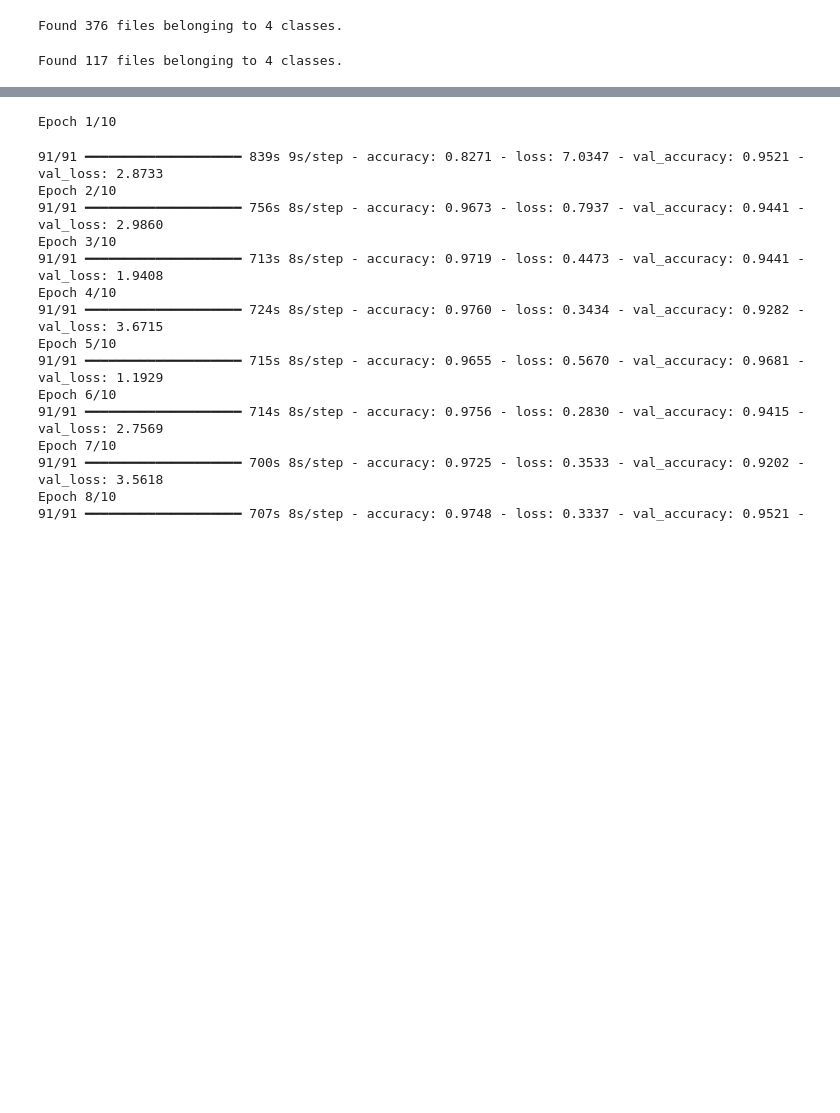
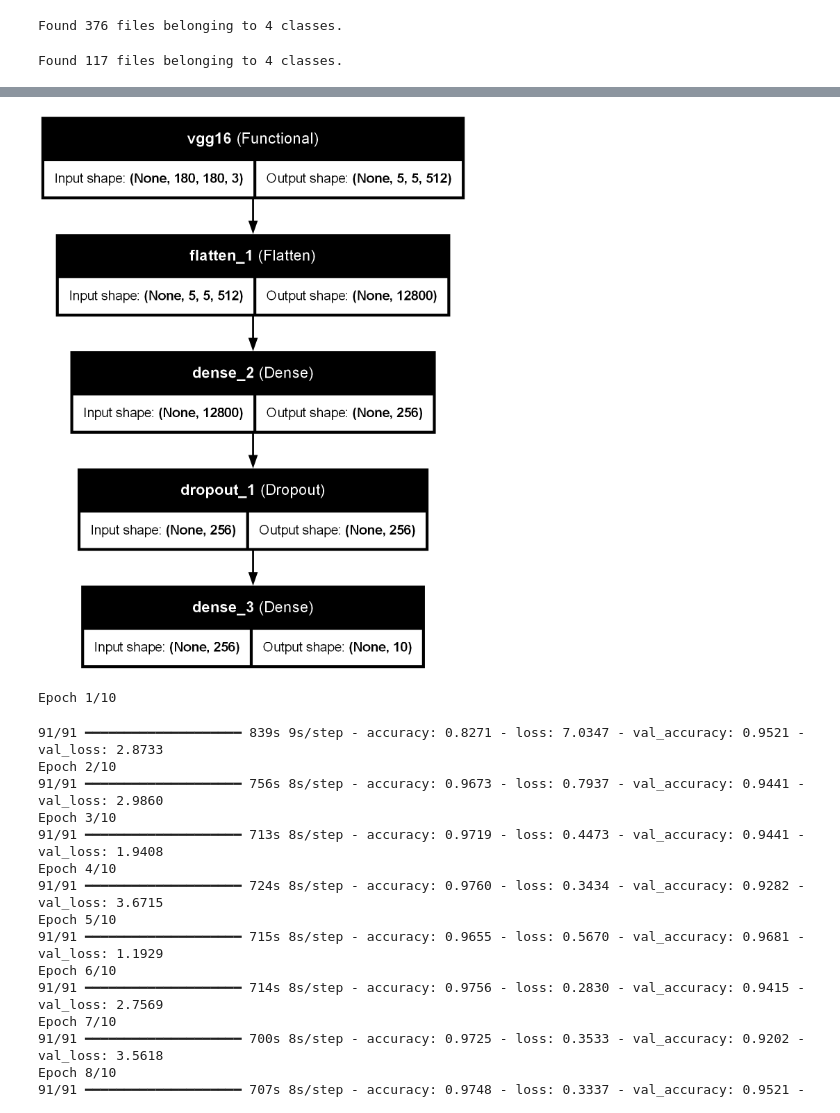
Before and after one commit to CharbelSaad2001/animal-Recognition, a Jupyter notebook: server/model.ipynb, the cells around one changed output, grey strips where cells are left out. Cells and saved outputs as stored; diff of their text form; code cells hidden in the pictures; blank space fills up the shorter version.

```diff
--- a/server/model.ipynb
+++ b/server/model.ipynb
@@ -68,3 +68,7 @@ model = models.Sequential([
+# %%
+plot_model(model, to_file='model_architecture.png', show_shapes=True, show_layer_names=True)
+# %% [output]
+[figure, added]
 # %%
 model.compile(optimizer='adam',
               loss=tf.keras.losses.SparseCategoricalCrossentropy(from_logits=True),
```
Also changed, not shown: parts of 3 cells of this notebook.
